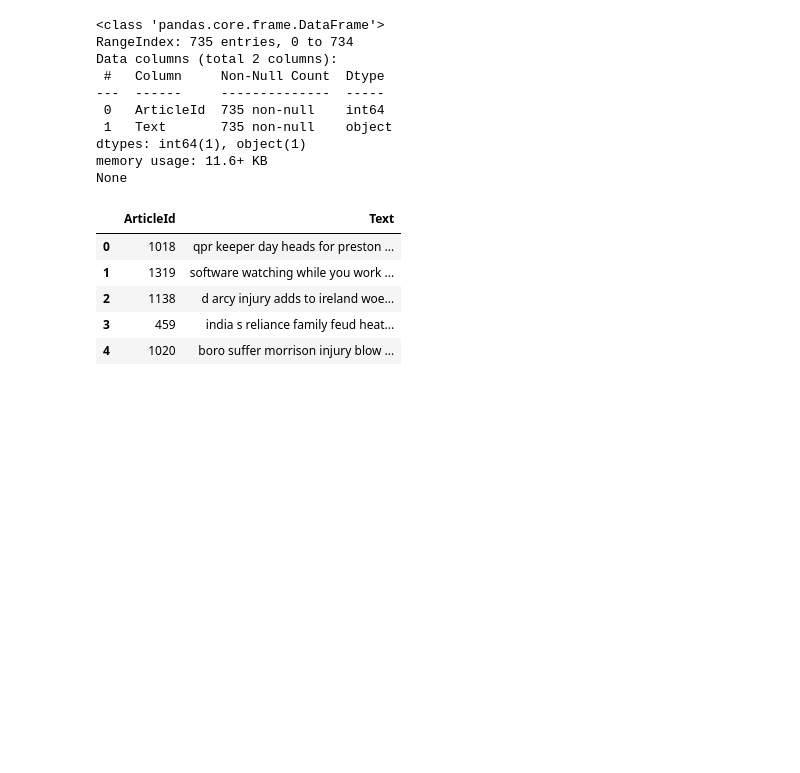
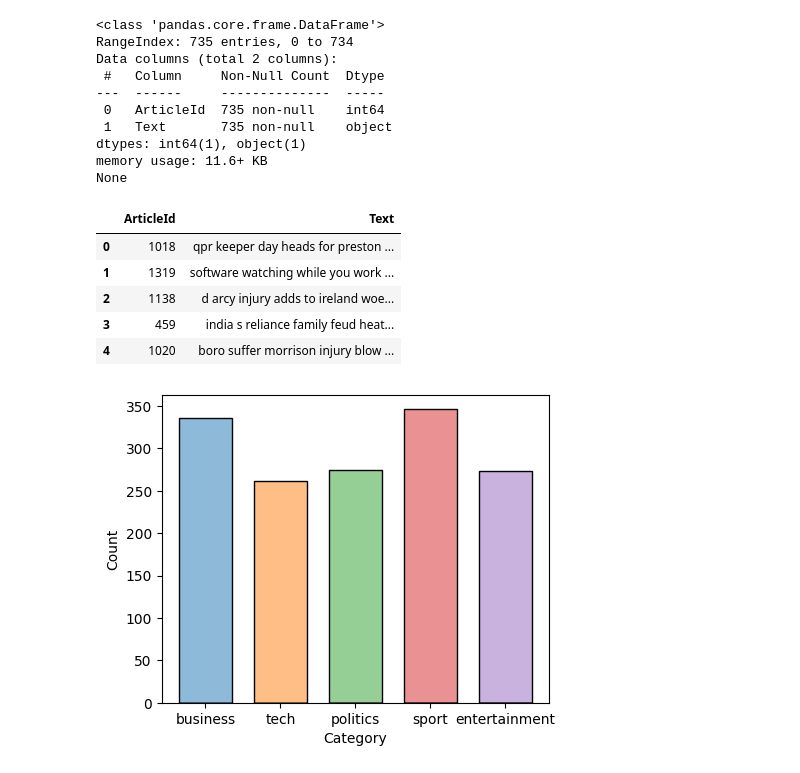
Before and after one commit to yepe4401/BBC-News-Clasification, a Jupyter notebook: BBC_news_classification_using_NMF_v1.ipynb, the cells around one changed output. Cells and saved outputs as stored; diff of their text form; code cells hidden in the pictures; blank space fills up the shorter version.

```diff
--- a/BBC_news_classification_using_NMF_v1.ipynb
+++ b/BBC_news_classification_using_NMF_v1.ipynb
@@ -71,3 +71,8 @@ None
 | 2 | 1138 | d arcy injury adds to ireland woe... |
 | 3 | 459 | india s reliance family feud heat... |
 | 4 | 1020 | boro suffer morrison injury blow ... |
+# %%
+plt.figure(figsize=(5, 4))
+sns.histplot(train, x='Category', hue='Category', shrink=0.7, legend=False);
+# %% [output]
+[figure, added]
```
Also changed, not shown: parts of 3 cells of this notebook.
